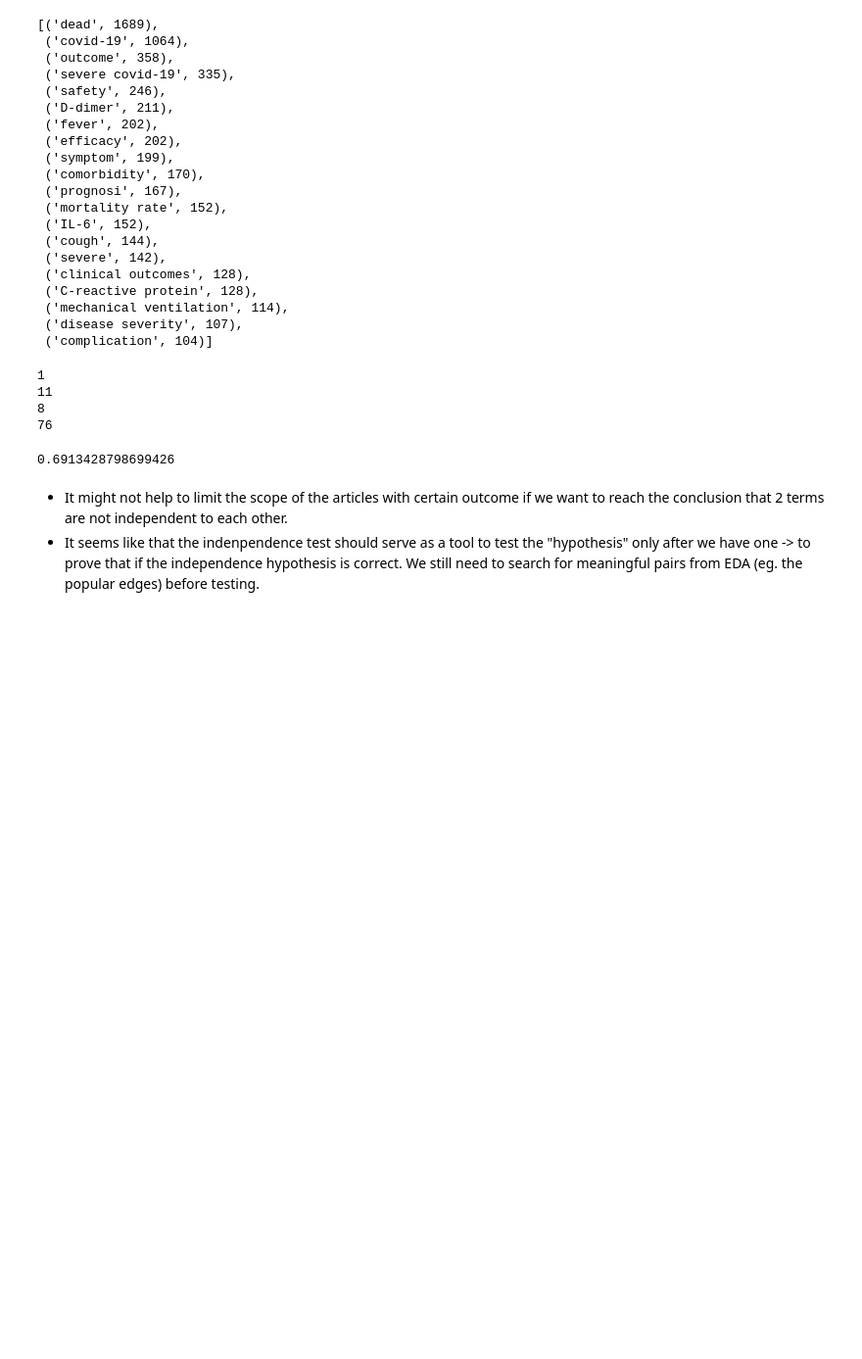
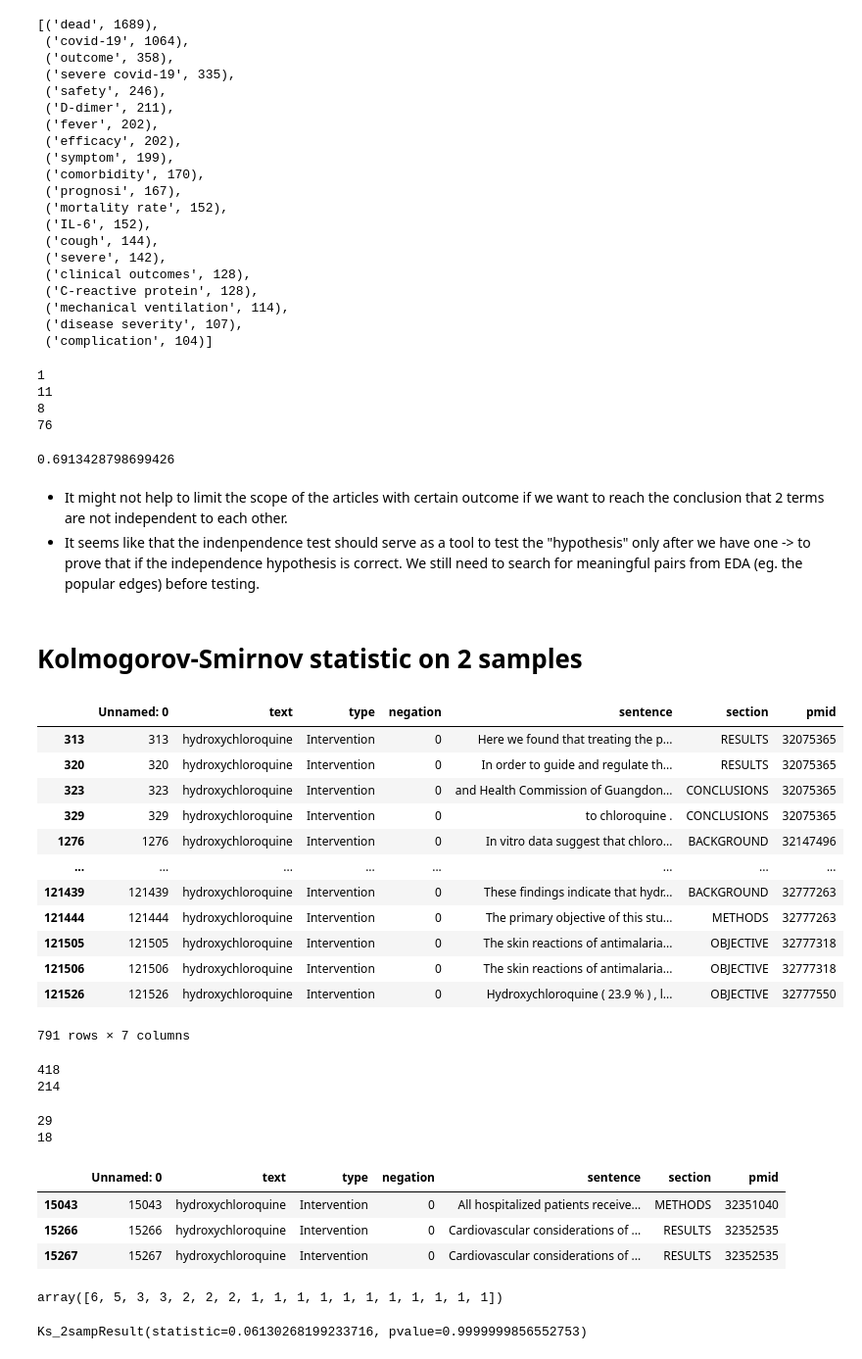
Before and after one commit to dr-haoliu/PICOElementMapProject, a Jupyter notebook: Independence_test_between_elements.ipynb, the cells around one changed output. Shown at 98% size. Saved outputs shown, nothing was run; the diff lists cells and outputs as text; code cells hidden in the pictures; blank space fills up the shorter version.

```diff
--- a/Independence_test_between_elements.ipynb
+++ b/Independence_test_between_elements.ipynb
@@ -199,3 +199,5 @@ p
 # %% [markdown]
 - It might not help to limit the scope of the articles with certain outcome if we want to reach the conclusion that 2 terms are not independent to each other.
 - It seems like that the indenpendence test should serve as a tool to test the "hypothesis" only after we have one -> to prove that if the independence hypothesis is correct. We still need to search for meaningful pairs from EDA (eg. the popular edges) before testing.
+# %% [markdown]
+# Kolmogorov-Smirnov statistic on 2 samples
@@ -201,0 +206,16 @@ p
+# %%
+ent_df[(ent_df.text.isin(["hydroxychloroquine", 'HCQ', 'hcq'])) & (ent_df.type == "Intervention")]
+# %% [output]
+|  | Unnamed: 0 | text | type | negation | sentence | section | pmid |
+| 313 | 313 | hydroxychloroquine | Intervention | 0 | Here we found that treating the p... | RESULTS | 32075365 |
+| 320 | 320 | hydroxychloroquine | Intervention | 0 | In order to guide and regulate th... | RESULTS | 32075365 |
+| 323 | 323 | hydroxychloroquine | Intervention | 0 | and Health Commission of Guangdon... | CONCLUSIONS | 32075365 |
+| 329 | 329 | hydroxychloroquine | Intervention | 0 | to chloroquine . | CONCLUSIONS | 32075365 |
+| 1276 | 1276 | hydroxychloroquine | Intervention | 0 | In vitro data suggest that chloro... | BACKGROUND | 32147496 |
+| ... | ... | ... | ... | ... | ... | ... | ... |
+| 121439 | 121439 | hydroxychloroquine | Intervention | 0 | These findings indicate that hydr... | BACKGROUND | 32777263 |
+| 121444 | 121444 | hydroxychloroquine | Intervention | 0 | The primary objective of this stu... | METHODS | 32777263 |
+| 121505 | 121505 | hydroxychloroquine | Intervention | 0 | The skin reactions of antimalaria... | OBJECTIVE | 32777318 |
+| 121506 | 121506 | hydroxychloroquine | Intervention | 0 | The skin reactions of antimalaria... | OBJECTIVE | 32777318 |
+| 121526 | 121526 | hydroxychloroquine | Intervention | 0 | Hydroxychloroquine ( 23.9 % ) , l... | OBJECTIVE | 32777550 |
+791 rows × 7 columns
@@ -201,0 +228,6 @@ p
+# %%
+print(len(male_pmids))
+print(len(female_pmids))
+# %% [output]
+418
+214
@@ -201,0 +237,6 @@ p
+# %%
+print(len(hcq1_male1_pmid))
+print(len(hcq1_female1_pmid))
+# %% [output]
+29
+18
@@ -201,0 +245,11 @@ p
+# %%
+# hcq vs diab
+# For articles use diabetes as P, the freq of hcq
+# count hcq
+hcq_in_male_df = hcq_df[hcq_df.pmid.isin(hcq1_male1_pmid)]
+hcq_in_male_df.head(3)
+# %% [output]
+|  | Unnamed: 0 | text | type | negation | sentence | section | pmid |
+| 15043 | 15043 | hydroxychloroquine | Intervention | 0 | All hospitalized patients receive... | METHODS | 32351040 |
+| 15266 | 15266 | hydroxychloroquine | Intervention | 0 | Cardiovascular considerations of ... | RESULTS | 32352535 |
+| 15267 | 15267 | hydroxychloroquine | Intervention | 0 | Cardiovascular considerations of ... | RESULTS | 32352535 |
@@ -201,0 +261,10 @@ p
+# %%
+hcq_f_counts
+# %% [output]
+array([6, 5, 3, 3, 2, 2, 2, 1, 1, 1, 1, 1, 1, 1, 1, 1, 1, 1])
+# %%
+# high pvalue, fail to reject H0(the 2 samples are drawn from the same dist)
+# -> 'accept' that they are from the same dist
+stats.ks_2samp(hcq_m_counts, hcq_f_counts)
+# %% [output]
+Ks_2sampResult(statistic=0.06130268199233716, pvalue=0.9999999856552753)
```
Also changed, not shown: parts of 7 cells of this notebook.
